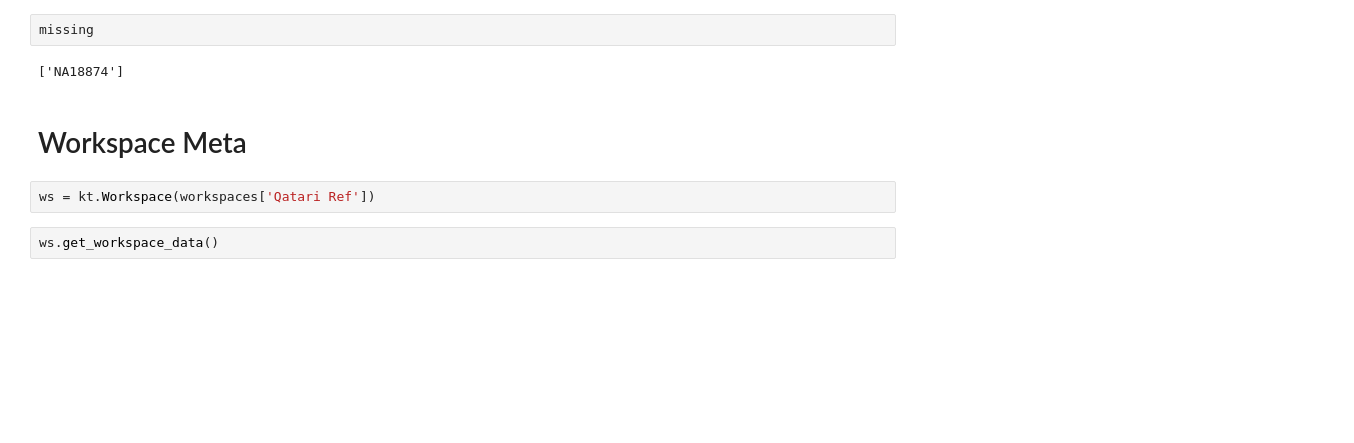
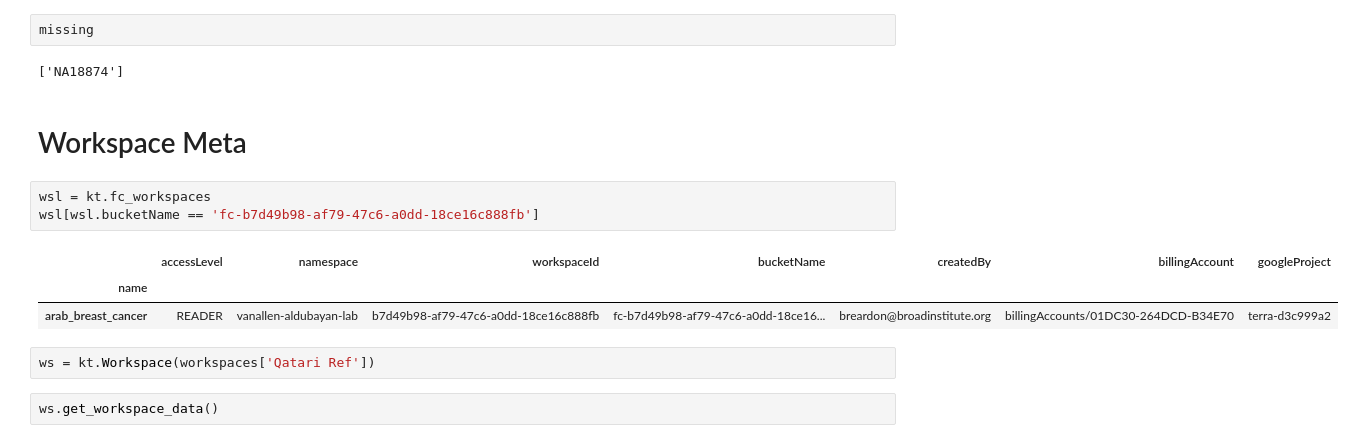
Before and after one commit to KAnderson-DFCI/Germline_Method_Development_AlDubayan, a Jupyter notebook: misc_analyses/gcloudops.ipynb, the cells around one changed output. Saved outputs shown, nothing was run; the diff lists cells and outputs as text; blank space fills up the shorter version.

```diff
--- a/misc_analyses/gcloudops.ipynb
+++ b/misc_analyses/gcloudops.ipynb
@@ -622,6 +622,13 @@ missing
 ['NA18874']
 # %% [markdown]
 # Workspace Meta
+# %%
+wsl = kt.fc_workspaces
+wsl[wsl.bucketName == 'fc-b7d49b98-af79-47c6-a0dd-18ce16c888fb']
+# %% [output]
+|  | accessLevel | namespace | workspaceId | bucketName | createdBy | billingAccount | googleProject |
+| name |  |  |  |  |  |  |  |
+| arab_breast_cancer | READER | vanallen-aldubayan-lab | b7d49b98-af79-47c6-a0dd-18ce16c888fb | fc-b7d49b98-af79-47c6-a0dd-18ce16... | breardon@broadinstitute.org | billingAccounts/01DC30-264DCD-B34E70 | terra-d3c999a2 |
 # %%
 ws = kt.Workspace(workspaces['Qatari Ref'])
 # %%
```
Also changed, not shown: parts of 1 cell of this notebook, 1 other file.
